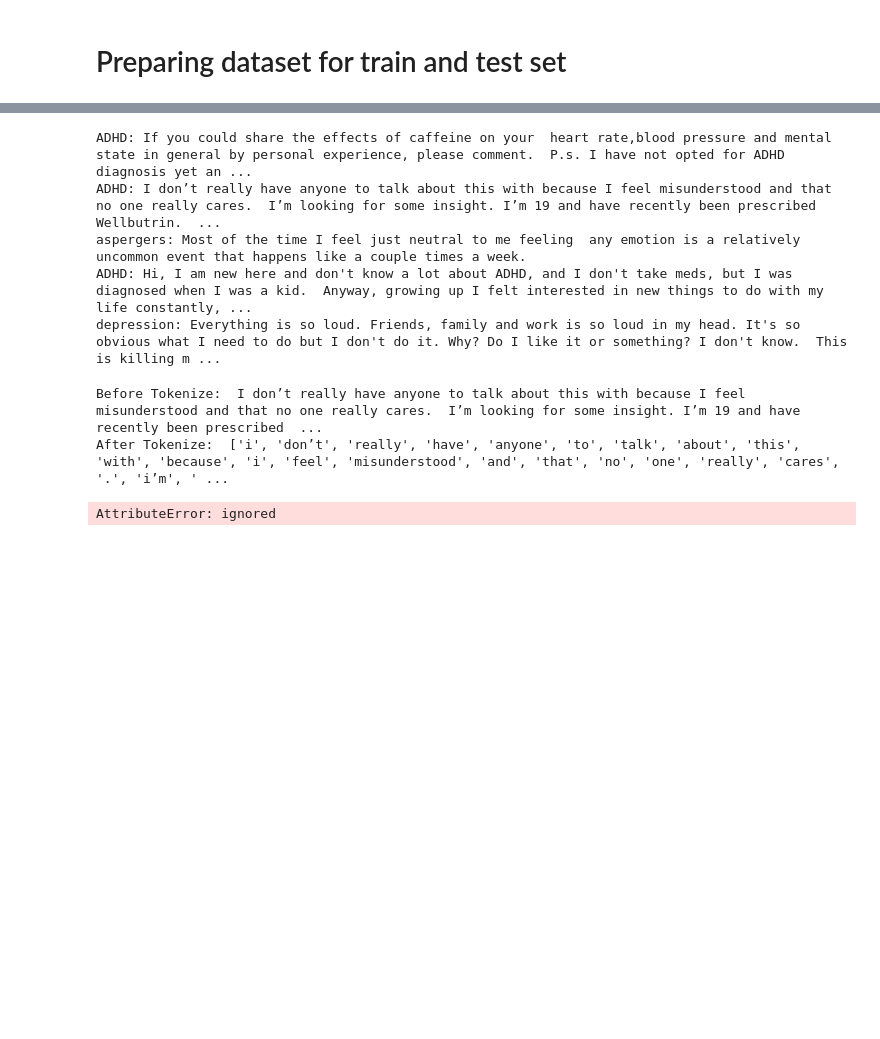
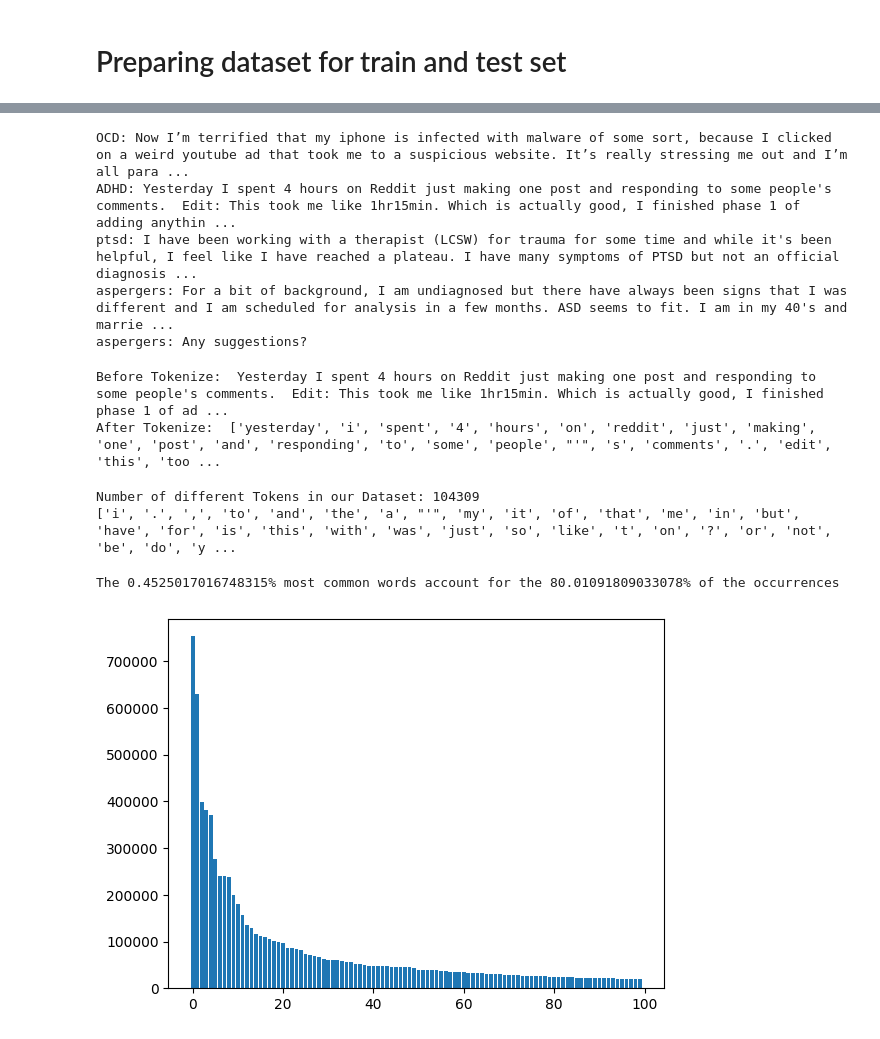
Before and after one commit to Mohammadhsiavash/mental_health_classification, a Jupyter notebook: Sentiment_Analysis_of_Mental_health_posts_on_reddit.ipynb, the cells around one changed output, grey strips where cells are left out. Drawn from its saved outputs; the diff is of its cells as text; code cells hidden in the pictures; blank space fills up the shorter version.

```diff
--- a/Sentiment_Analysis_of_Mental_health_posts_on_reddit.ipynb
+++ b/Sentiment_Analysis_of_Mental_health_posts_on_reddit.ipynb
@@ -304,6 +304,8 @@ plt.show()
 df_1 = df_1.replace('\n', ' ', regex=True)
 # %% [markdown]
 # Preparing dataset for train and test set
+# %%
+df_1 = df_1.dropna(subset="body")
 # %%
 # shuffle the data
 df_1 = df_1.sample(frac=1, random_state=2023)
@@ -339,21 +347,51 @@ x_train_text, x_test_text, y_train, y_test = train_test_split(X, y, test_size=0.
 for s, l in zip(x_train_text[:5], y_train[:5]):
   print('{}: {}'.format(l, s))
 # %% [output]
-ADHD: If you could share the effects of caffeine on your  heart rate,blood pressure and mental state in general by personal experience, please comment.  P.s. I have not opted for ADHD diagnosis yet an ...
-ADHD: I don’t really have anyone to talk about this with because I feel misunderstood and that no one really cares.  I’m looking for some insight. I’m 19 and have recently been prescribed Wellbutrin.  ...
-aspergers: Most of the time I feel just neutral to me feeling  any emotion is a relatively uncommon event that happens like a couple times a week.
-ADHD: Hi, I am new here and don't know a lot about ADHD, and I don't take meds, but I was diagnosed when I was a kid.  Anyway, growing up I felt interested in new things to do with my life constantly, ...
-depression: Everything is so loud. Friends, family and work is so loud in my head. It's so obvious what I need to do but I don't do it. Why? Do I like it or something? I don't know.  This is killing m ...
+OCD: Now I’m terrified that my iphone is infected with malware of some sort, because I clicked on a weird youtube ad that took me to a suspicious website. It’s really stressing me out and I’m all para ...
+ADHD: Yesterday I spent 4 hours on Reddit just making one post and responding to some people's comments.  Edit: This took me like 1hr15min. Which is actually good, I finished phase 1 of adding anythin ...
+ptsd: I have been working with a therapist (LCSW) for trauma for some time and while it's been helpful, I feel like I have reached a plateau. I have many symptoms of PTSD but not an official diagnosis ...
+aspergers: For a bit of background, I am undiagnosed but there have always been signs that I was different and I am scheduled for analysis in a few months. ASD seems to fit. I am in my 40's and marrie ...
+aspergers: Any suggestions?
 # %%
 tokenizer = get_tokenizer("basic_english")
 
 print('Before Tokenize: ', x_train_text[1])
 print('After Tokenize: ', tokenizer(x_train_text[1]))
 # %% [output]
-Before Tokenize:  I don’t really have anyone to talk about this with because I feel misunderstood and that no one really cares.  I’m looking for some insight. I’m 19 and have recently been prescribed  ...
-After Tokenize:  ['i', 'don’t', 'really', 'have', 'anyone', 'to', 'talk', 'about', 'this', 'with', 'because', 'i', 'feel', 'misunderstood', 'and', 'that', 'no', 'one', 'really', 'cares', '.', 'i’m', ' ...
+Before Tokenize:  Yesterday I spent 4 hours on Reddit just making one post and responding to some people's comments.  Edit: This took me like 1hr15min. Which is actually good, I finished phase 1 of ad ...
+After Tokenize:  ['yesterday', 'i', 'spent', '4', 'hours', 'on', 'reddit', 'just', 'making', 'one', 'post', 'and', 'responding', 'to', 'some', 'people', "'", 's', 'comments', '.', 'edit', 'this', 'too ...
 # %%
 x_train_token = [tokenizer(s) for s in tqdm(x_train_text)]
 x_test_token = [tokenizer(s) for s in tqdm(x_test_text)]
-# %% [output]
-AttributeError: ignored
+# %%
+words = Counter()
+for s in x_train_token:
+  for w in s:
+    words[w] += 1
+
+sorted_words = list(words.keys())
+sorted_words.sort(key=lambda w: words[w], reverse=True)
+print(f"Number of different Tokens in our Dataset: {len(sorted_words)}")
+print(sorted_words[:100])
+# %% [output]
+Number of different Tokens in our Dataset: 104309
+['i', '.', ',', 'to', 'and', 'the', 'a', "'", 'my', 'it', 'of', 'that', 'me', 'in', 'but', 'have', 'for', 'is', 'this', 'with', 'was', 'just', 'so', 'like', 't', 'on', '?', 'or', 'not', 'be', 'do', 'y ...
+# %%
+count_occurences = sum(words.values())
+
+accumulated = 0
+counter = 0
+
+while accumulated < count_occurences * 0.8:
+  accumulated += words[sorted_words[counter]]
+  counter += 1
+
+print(f"The {counter * 100 / len(words)}% most common words "
+      f"account for the {accumulated * 100 / count_occurences}% of the occurrences")
+# %% [output]
+The 0.4525017016748315% most common words account for the 80.01091809033078% of the occurrences
+# %%
+plt.bar(range(100), [words[w] for w in sorted_words[:100]])
+plt.show()
+# %% [output]
+[figure, added]
```
Also changed, not shown: parts of 5 cells of this notebook.
